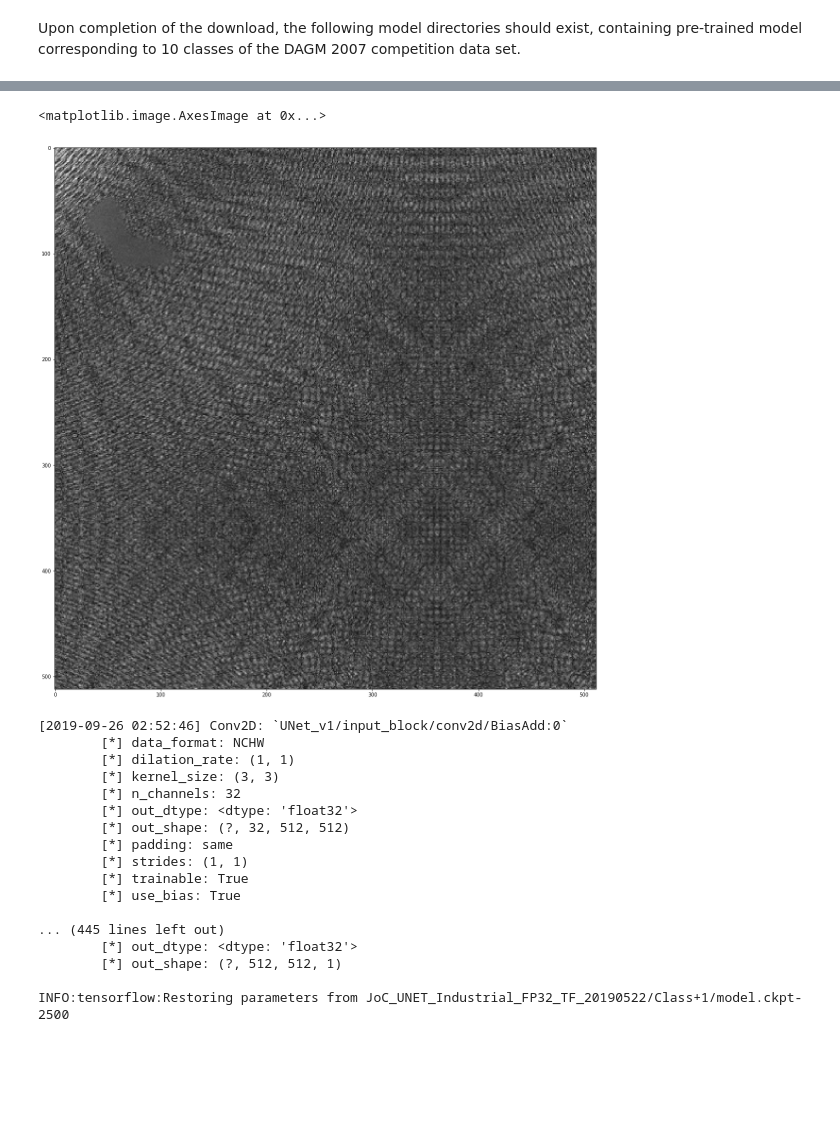
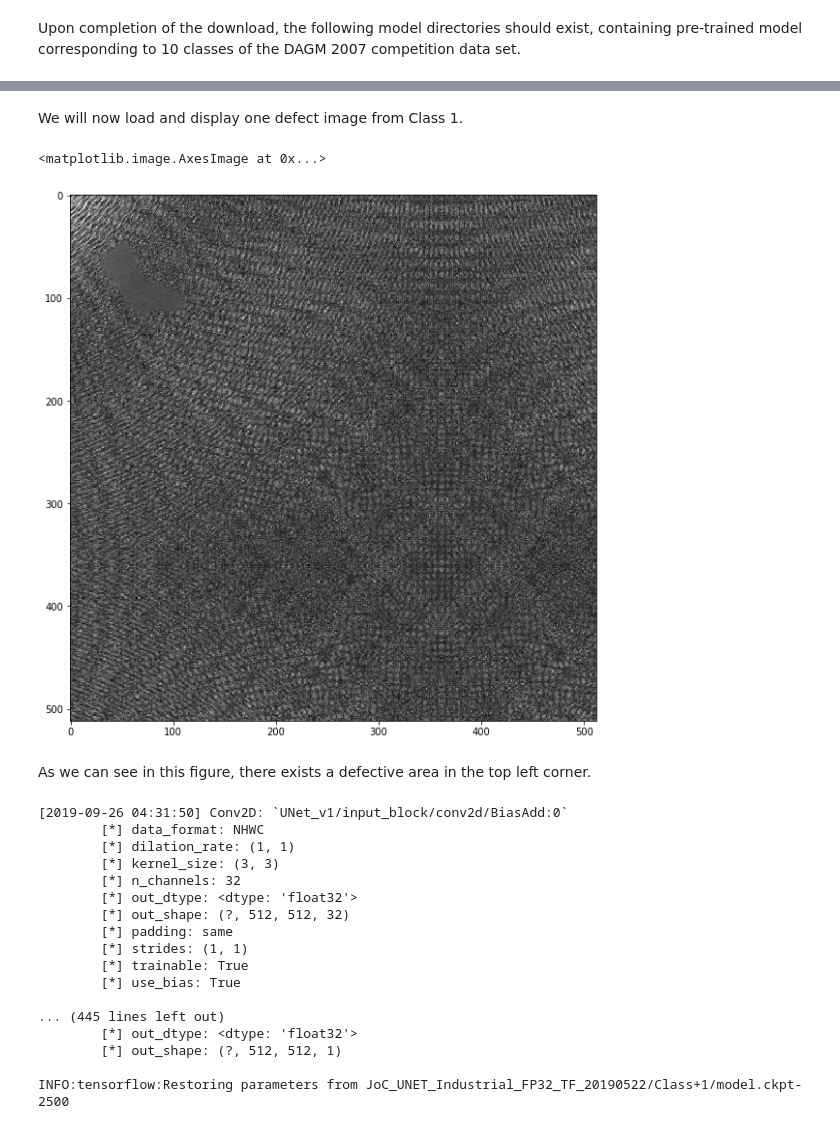
Before and after one commit to vinhngx/DeepLearningExamples, a Jupyter notebook: TensorFlow/Segmentation/UNet_Industrial/notebooks/TensorFlow_UNet_Industrial_Colab_inference-demo.ipynb, the cells around one changed output, grey strips where cells are left out. Cells and saved outputs as stored; diff of their text form; code cells hidden in the pictures; blank space fills up the shorter version.

```diff
--- a/TensorFlow/Segmentation/UNet_Industrial/notebooks/TensorFlow_UNet_Industrial_Colab_inference-demo.ipynb
+++ b/TensorFlow/Segmentation/UNet_Industrial/notebooks/TensorFlow_UNet_Industrial_Colab_inference-demo.ipynb
@@ -176,7 +190,13 @@ img = mpimg.imread('./data/raw_images/public/Class1_def/1.png')
+# %% [markdown]
+We will now load and display one defect image from Class 1.
 # %%
-plt.figure(figsize = (20,20))
+img = mpimg.imread('./data/raw_images/public/Class1_def/1.png')
+
+plt.figure(figsize = (10,10))
 plt.imshow(img, cmap='gray')
 # %% [output]
 <matplotlib.image.AxesImage at 0x...>
-[figure, old version]
+[figure, new version]
+# %% [markdown]
+As we can see in this figure, there exists a defective area in the top left corner.
 # %%
@@ -187,6 +207,7 @@ img = (img-0.5)/0.5
 # %%
 config = tf.ConfigProto()
-config.gpu_options.allow_growth=True
+config.gpu_options.allow_growth = True
+config.allow_soft_placement = True
 
 graph = tf.Graph()
 with graph.as_default():
@@ -194,7 +215,7 @@ with graph.as_default():
         network = UNet_v1(
             model_name="UNet_v1",
             input_format='NHWC',
-            compute_format='NCHW',
+            compute_format='NHWC',
             n_output_channels=1,
             unet_variant='tinyUNet',
             weight_init_method='he_uniform',
@@ -212,13 +233,13 @@ with graph.as_default():
 
         output = sess.run([outputs, logits], feed_dict={tf_input: img})
 # %% [output]
-[2019-09-26 02:52:46] Conv2D: `UNet_v1/input_block/conv2d/BiasAdd:0`
-        [*] data_format: NCHW
+[2019-09-26 04:31:50] Conv2D: `UNet_v1/input_block/conv2d/BiasAdd:0`
+        [*] data_format: NHWC
         [*] dilation_rate: (1, 1)
         [*] kernel_size: (3, 3)
         [*] n_channels: 32
         [*] out_dtype: <dtype: 'float32'>
-        [*] out_shape: (?, 32, 512, 512)
+        [*] out_shape: (?, 512, 512, 32)
         [*] padding: same
         [*] strides: (1, 1)
         [*] trainable: True
```
Also changed, not shown: parts of 26 cells of this notebook.
